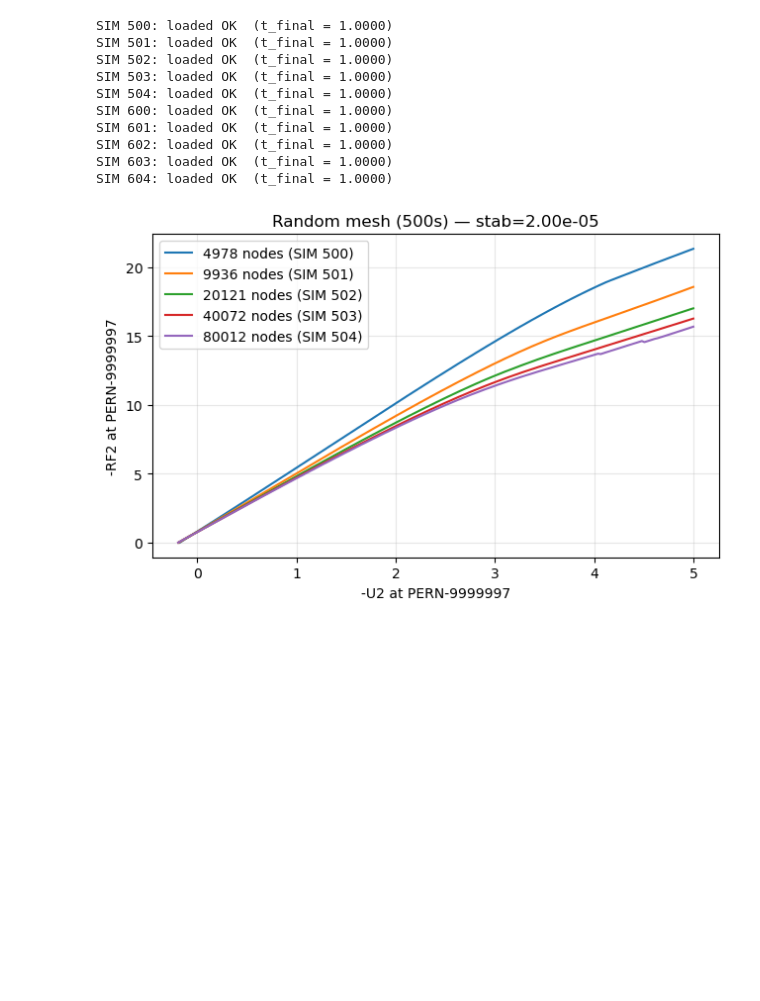
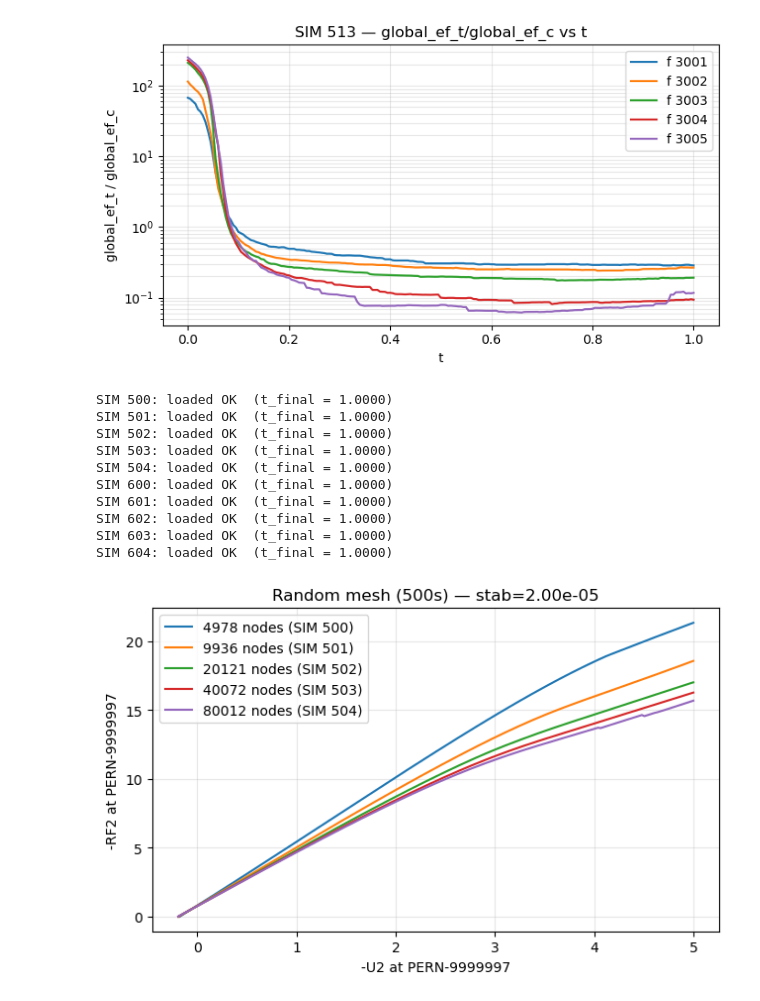
Before and after one commit to francoruffini17/FOAM_V03, a Jupyter notebook: Z001_Results_Analizer/Convergence_analysis_complete_500_600.ipynb, the cells around one changed output. Saved outputs shown, nothing was run; the diff lists cells and outputs as text; code cells hidden in the pictures; blank space fills up the shorter version.

```diff
--- a/Z001_Results_Analizer/Convergence_analysis_complete_500_600.ipynb
+++ b/Z001_Results_Analizer/Convergence_analysis_complete_500_600.ipynb
@@ -90,3 +132,43 @@ display(pd.DataFrame(rows))
+# %%
+sim=513
+H_nums = [3001, 3002, 3003, 3004, 3005]
+fig, ax = plt.subplots(figsize=(7, 4))
+
+
+
+for H_num in H_nums:
+    pkl_path = ROOT / "I001_Results" / f"DATA_PICK_{sim:03d}_H3_BFS_{H_num}.pkl"
+
+    if not pkl_path.exists():
+        print(f"File {pkl_path} does not exist")
+        continue
+
+    with pkl_path.open("rb") as f:
+        data = pickle.load(f)
+
+    t = np.array(data["t"], dtype=float)
+    ef_t = np.array(data["global_ef_t"], dtype=float)
+    ef_c = np.array(data["global_ef_c"], dtype=float)
+
+    ratio = np.divide(
+        ef_t,
+        ef_c,
+        out=np.full_like(ef_t, np.nan, dtype=float),
+        where=ef_c != 0,
+    )
+
+    ax.plot(t, ratio, lw=1.6, label=f"f {H_num}")
+
+ax.set_xlabel("t")
+ax.set_ylabel("global_ef_t / global_ef_c")
+ax.set_title(f"SIM {sim:03d} — global_ef_t/global_ef_c vs t")
+ax.set_yscale("log")
+ax.grid(True, alpha=0.3, which="both")
+ax.legend()
+plt.tight_layout()
+plt.show()
+# %% [output]
+[figure, added]
 # %%
 # ── Helper functions ──────────────────────────────────────────────────────────
 import re as _re
```
Also changed, not shown: parts of 2 cells of this notebook.
